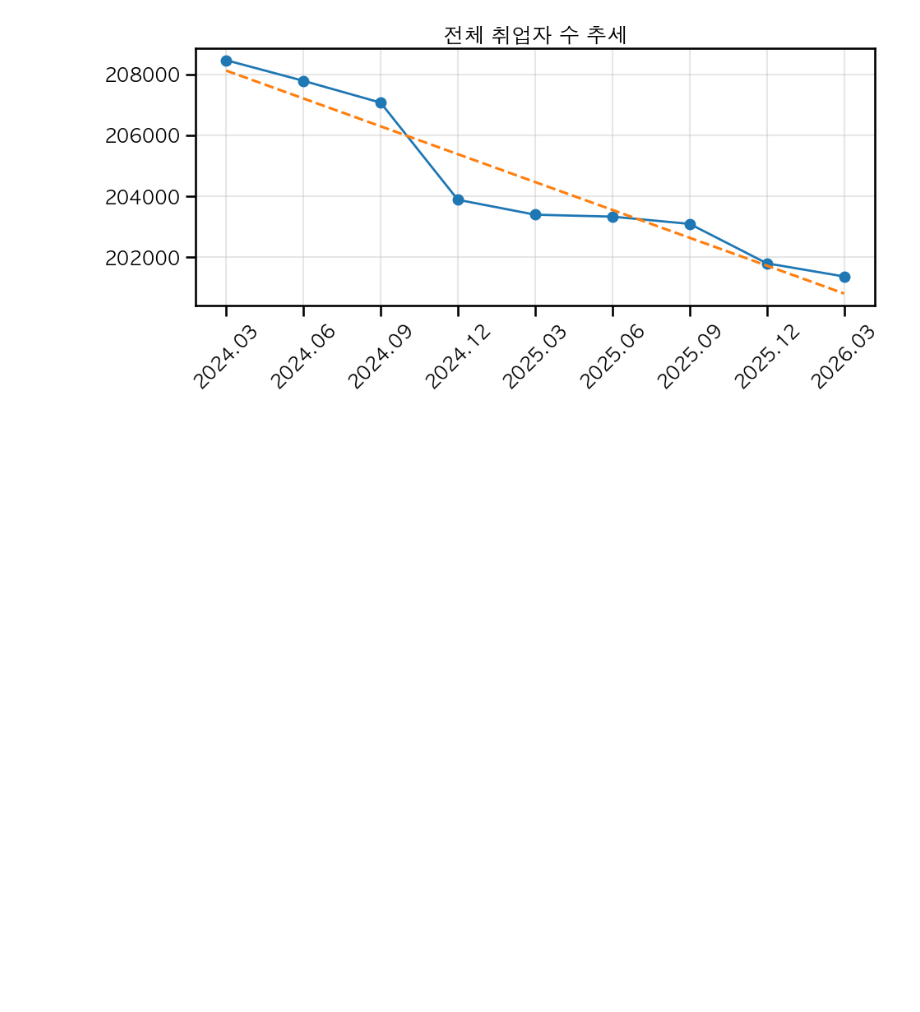
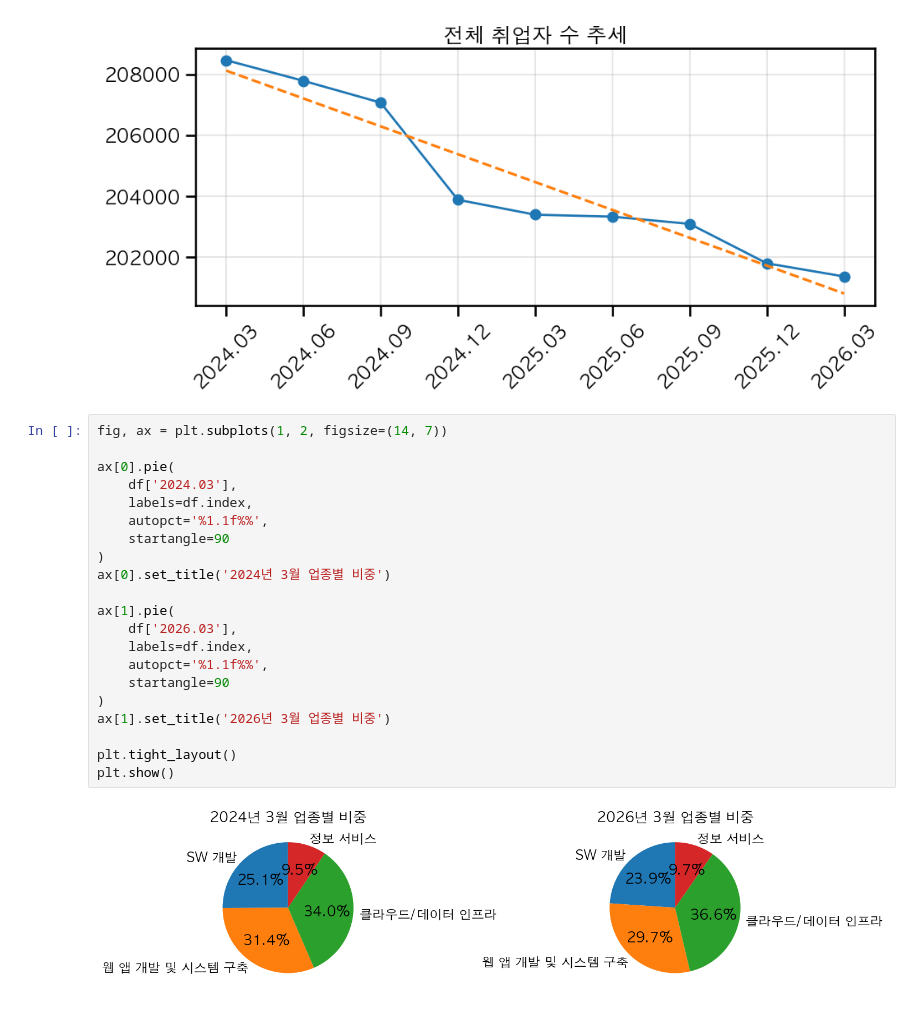
Before and after one commit to forest-woo/seowon-python, a Jupyter notebook: project.ipynb, the cells around one changed output. Drawn from its saved outputs; the diff is of its cells as text; blank space fills up the shorter version.

```diff
--- a/project.ipynb
+++ b/project.ipynb
@@ -331,3 +365,26 @@ plt.tight_layout()
 plt.show()
 # %% [output]
 [figure]
+# %%
+fig, ax = plt.subplots(1, 2, figsize=(14, 7))
+
+ax[0].pie(
+    df['2024.03'],
+    labels=df.index,
+    autopct='%1.1f%%',
+    startangle=90
+)
+ax[0].set_title('2024년 3월 업종별 비중')
+
+ax[1].pie(
+    df['2026.03'],
+    labels=df.index,
+    autopct='%1.1f%%',
+    startangle=90
+)
+ax[1].set_title('2026년 3월 업종별 비중')
+
+plt.tight_layout()
+plt.show()
+# %% [output]
+[figure, added]
```
Also changed, not shown: parts of 4 cells of this notebook, 2 other files.
